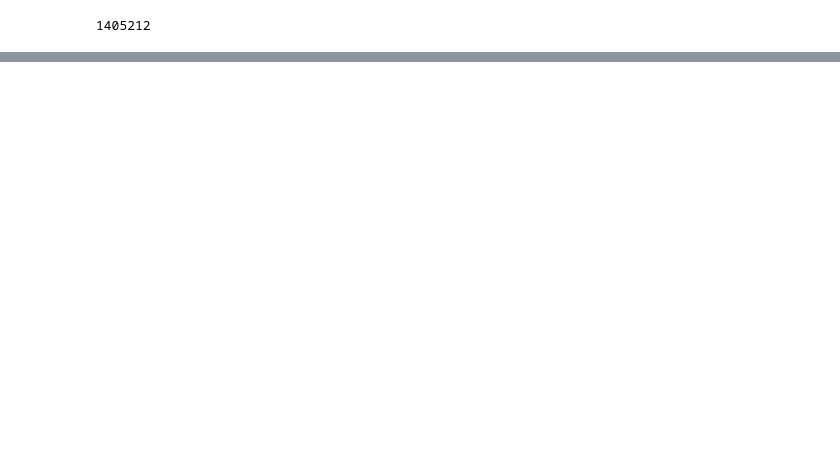
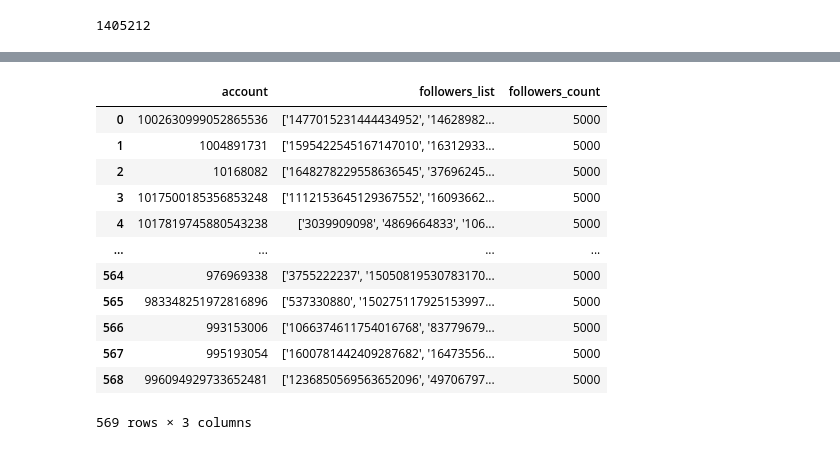
Before and after one commit to Ali-Omrani/transgressions-condemnation, a Jupyter notebook: Ideology/new_ideology_data_prep.ipynb, the cells around one changed output, grey strips where cells are left out. Saved outputs shown, nothing was run; the diff lists cells and outputs as text; code cells hidden in the pictures; blank space fills up the shorter version.

```diff
--- a/Ideology/new_ideology_data_prep.ipynb
+++ b/Ideology/new_ideology_data_prep.ipynb
@@ -53 +55,17 @@ pf_df
+# %%
+pf_df
+# %% [output]
+|  | account | followers_list | followers_count |
+| 0 | 1002630999052865536 | ['1477015231444434952', '14628982... | 5000 |
+| 1 | 1004891731 | ['1595422545167147010', '16312933... | 5000 |
+| 2 | 10168082 | ['1648278229558636545', '37696245... | 5000 |
+| 3 | 1017500185356853248 | ['1112153645129367552', '16093662... | 5000 |
+| 4 | 1017819745880543238 | ['3039909098', '4869664833', '106... | 5000 |
+| ... | ... | ... | ... |
+| 564 | 976969338 | ['3755222237', '15050819530783170... | 5000 |
+| 565 | 983348251972816896 | ['537330880', '150275117925153997... | 5000 |
+| 566 | 993153006 | ['1066374611754016768', '83779679... | 5000 |
+| 567 | 995193054 | ['1600781442409287682', '16473556... | 5000 |
+| 568 | 996094929733652481 | ['1236850569563652096', '49706797... | 5000 |
+569 rows × 3 columns
 # %%
```
Also changed, not shown: parts of 20 cells of this notebook, 4 other files.
